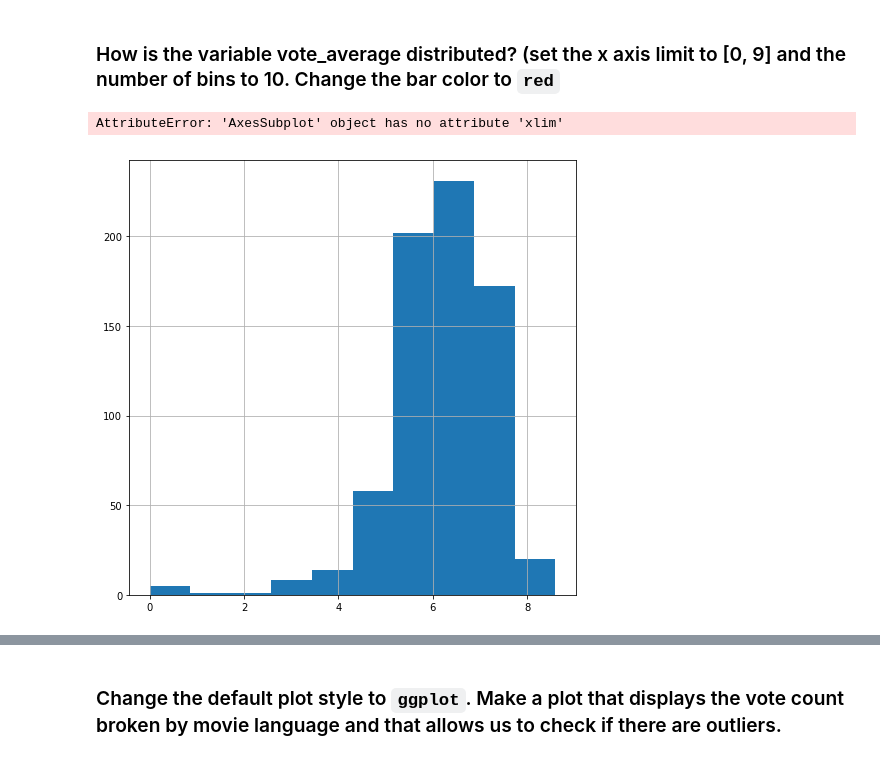
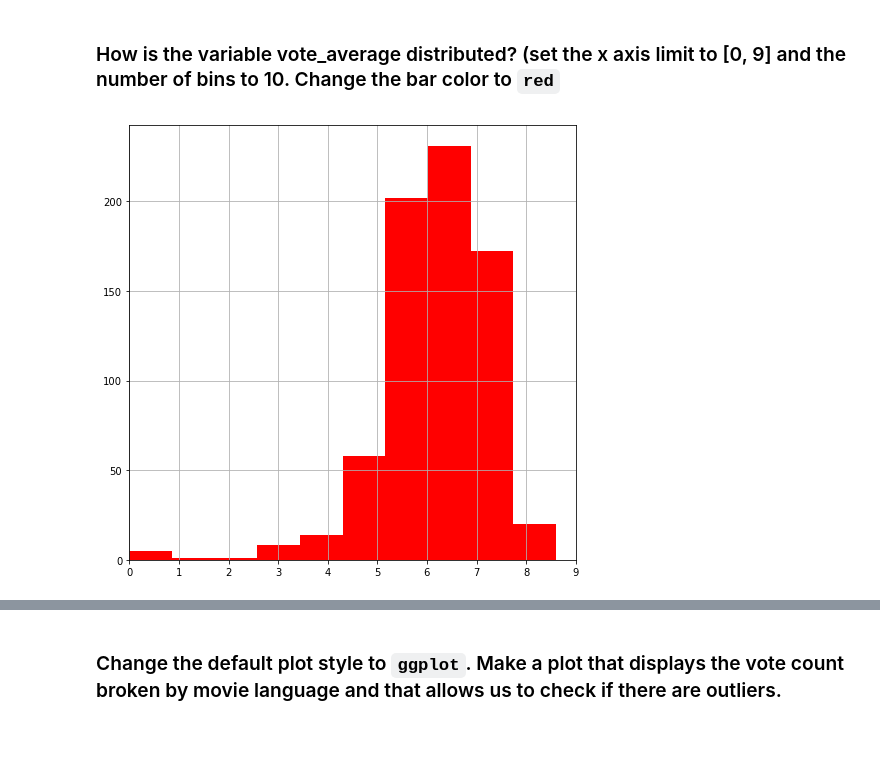
Before and after one commit to fcboss/data-science-academy-workspace, a Jupyter notebook: S01 - Bootcamp and Binary Classification/SLU03 - Visualization with Pandas and Matplotlib/Exercise notebook.ipynb, the cells around one changed output, grey strips where cells are left out. Drawn from its saved outputs; the diff is of its cells as text; code cells hidden in the pictures.

```diff
--- a/S01 - Bootcamp and Binary Classification/SLU03 - Visualization with Pandas and Matplotlib/Exercise notebook.ipynb
+++ b/S01 - Bootcamp and Binary Classification/SLU03 - Visualization with Pandas and Matplotlib/Exercise notebook.ipynb
@@ -171,13 +193,12 @@ Success!
 ### How is the variable vote_average distributed? (set the x axis limit to [0, 9] and the number of bins to 10. Change the bar color to `red`
 # %%
 # YOUR CODE HERE
-ax=movies['vote_average'].hist(bins=10)
-ax.set_xlim=(0,9)
-print(ax.xlim[1])
+ax=movies['vote_average'].hist(bins=10,color='r')
+ax.set_xlim(left=0,right=9)
+#print(ax.xlim[1])
 axis = plt.gca();
 # %% [output]
-AttributeError: 'AxesSubplot' object has no attribute 'xlim'
-[figure, old version]
+[figure, new version]
 # %%
 pc = PlotChecker(axis)
 pc._patches = np.array(pc.axis.patches)
```
Also changed, not shown: parts of 18 cells of this notebook.
